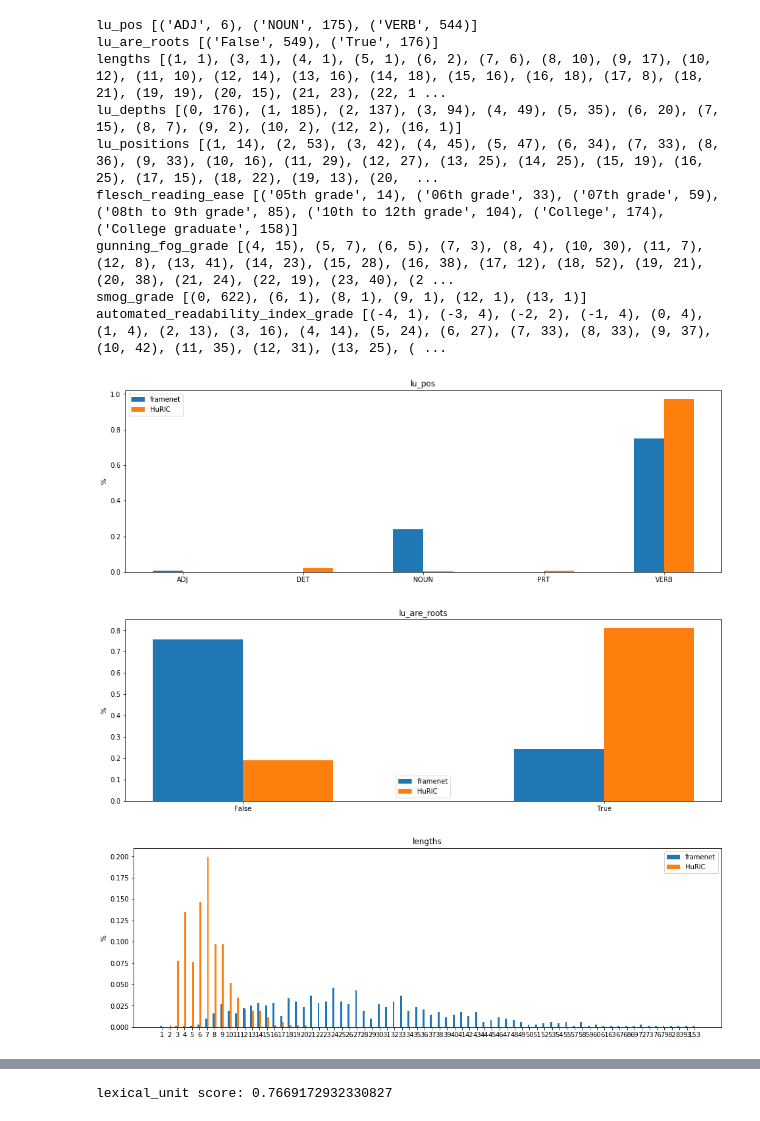
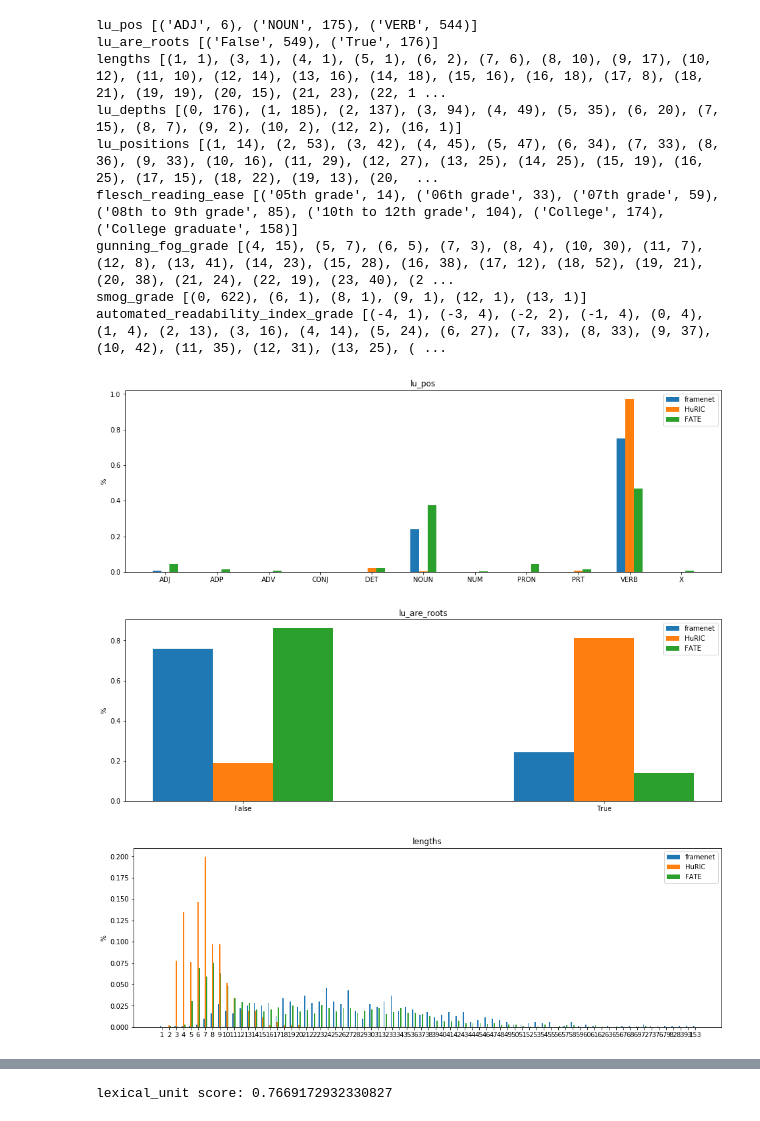
Before and after one commit to kmi-robots/hri-huric-rnn, a Jupyter notebook: notebooks/framenet_analysis.ipynb, the cells around one changed output, grey strips where cells are left out. Drawn from its saved outputs; the diff is of its cells as text; code cells hidden in the pictures.

Commit message:
dispaly FATE complexity

```diff
--- a/notebooks/framenet_analysis.ipynb
+++ b/notebooks/framenet_analysis.ipynb
@@ -3,26 +3,28 @@ import utils
 
 FRAMENET_LOCATION = '../data/framenet/subset/source'
 HURIC_LOCATION = '../data/huric_eb/modern/source'
+FATE_LOCATION = '../data/fate/modern/source'
 
 FOLDER_3_FRAMENET_R='../nlunetwork/results/framenet/results/eval_loss_both_slottype_full_we_large_recurrent_cell_lstm_attention_both_three_stages_true_highway___hyper:LABEL_EMB_SIZE=64,LSTM_SIZE=128,BATCH_SIZE=2,MAX_EPOCHS=100/framenet/subset_right'
 FOLDER_3_FRAMENET_B='../nlunetwork/results/framenet/results/eval_loss_both_slottype_full_we_large_recurrent_cell_lstm_attention_both_three_stages_true_highway___hyper:LABEL_EMB_SIZE=64,LSTM_SIZE=128,BATCH_SIZE=2,MAX_EPOCHS=100/framenet/subset_both'
 # %%
 stats = utils.get_corpus_complexity_statistics(FRAMENET_LOCATION)
 for stat_name, stat in stats.items():
     print(stat_name, sorted(stat.items()))
 
 stats_huric = utils.get_corpus_complexity_statistics(HURIC_LOCATION)
-utils.plot_measures({'framenet': stats, 'HuRIC': stats_huric})
+stats_fate = utils.get_corpus_complexity_statistics(FATE_LOCATION)
+utils.plot_measures({'framenet': stats, 'HuRIC': stats_huric, 'FATE': stats_fate})
 # %% [output]
 lu_pos [('ADJ', 6), ('NOUN', 175), ('VERB', 544)]
 lu_are_roots [('False', 549), ('True', 176)]
 lengths [(1, 1), (3, 1), (4, 1), (5, 1), (6, 2), (7, 6), (8, 10), (9, 17), (10, 12), (11, 10), (12, 14), (13, 16), (14, 18), (15, 16), (16, 18), (17, 8), (18, 21), (19, 19), (20, 15), (21, 23), (22, 1 ...
 lu_depths [(0, 176), (1, 185), (2, 137), (3, 94), (4, 49), (5, 35), (6, 20), (7, 15), (8, 7), (9, 2), (10, 2), (12, 2), (16, 1)]
 lu_positions [(1, 14), (2, 53), (3, 42), (4, 45), (5, 47), (6, 34), (7, 33), (8, 36), (9, 33), (10, 16), (11, 29), (12, 27), (13, 25), (14, 25), (15, 19), (16, 25), (17, 15), (18, 22), (19, 13), (20,  ...
 flesch_reading_ease [('05th grade', 14), ('06th grade', 33), ('07th grade', 59), ('08th to 9th grade', 85), ('10th to 12th grade', 104), ('College', 174), ('College graduate', 158)]
 gunning_fog_grade [(4, 15), (5, 7), (6, 5), (7, 3), (8, 4), (10, 30), (11, 7), (12, 8), (13, 41), (14, 23), (15, 28), (16, 38), (17, 12), (18, 52), (19, 21), (20, 38), (21, 24), (22, 19), (23, 40), (2 ...
 smog_grade [(0, 622), (6, 1), (8, 1), (9, 1), (12, 1), (13, 1)]
 automated_readability_index_grade [(-4, 1), (-3, 4), (-2, 2), (-1, 4), (0, 4), (1, 4), (2, 13), (3, 16), (4, 14), (5, 24), (6, 27), (7, 33), (8, 33), (9, 37), (10, 42), (11, 35), (12, 31), (13, 25), ( ...
-[figure, old version]
+[figure, new version]
-[figure, old version]
+[figure, new version]
-[figure, old version]
+[figure, new version]
```
Also changed, not shown: parts of 1 cell of this notebook.
